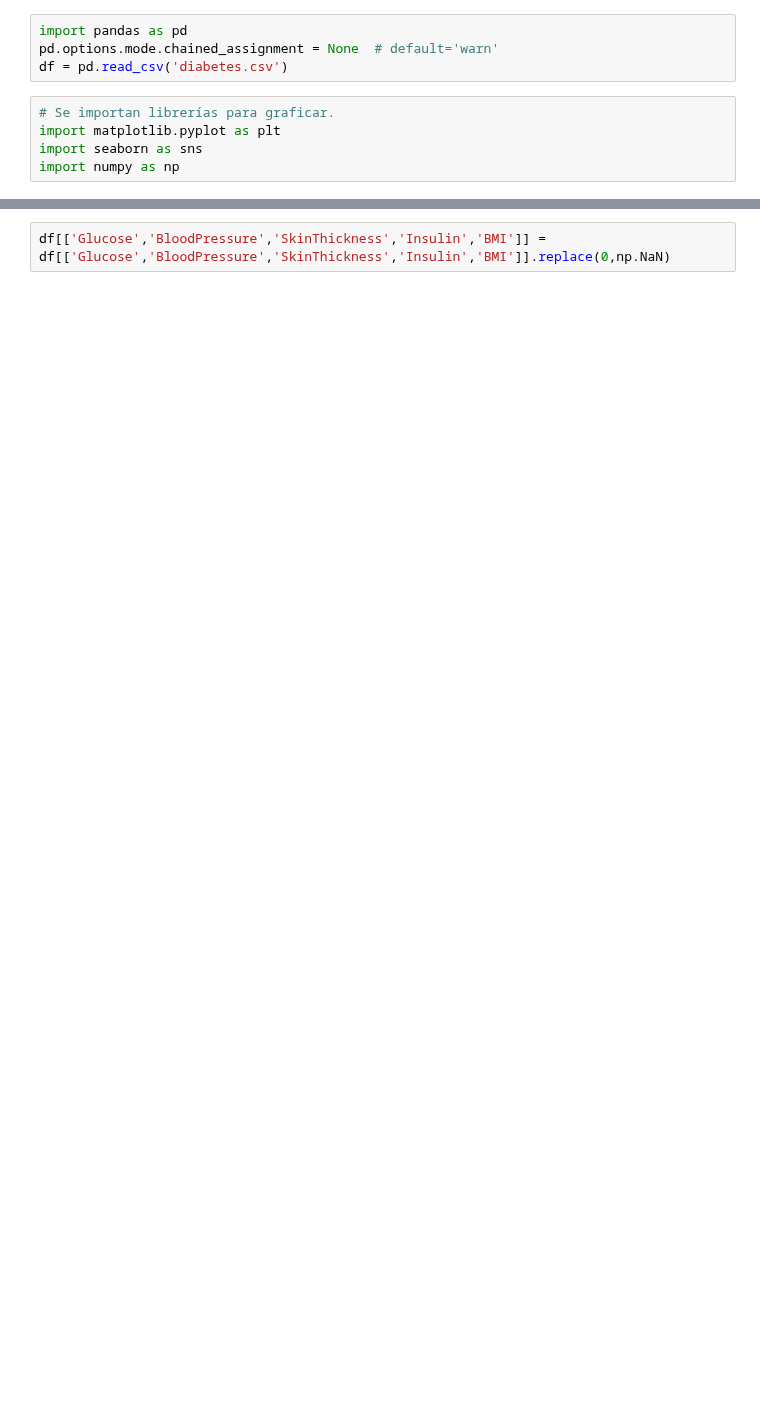
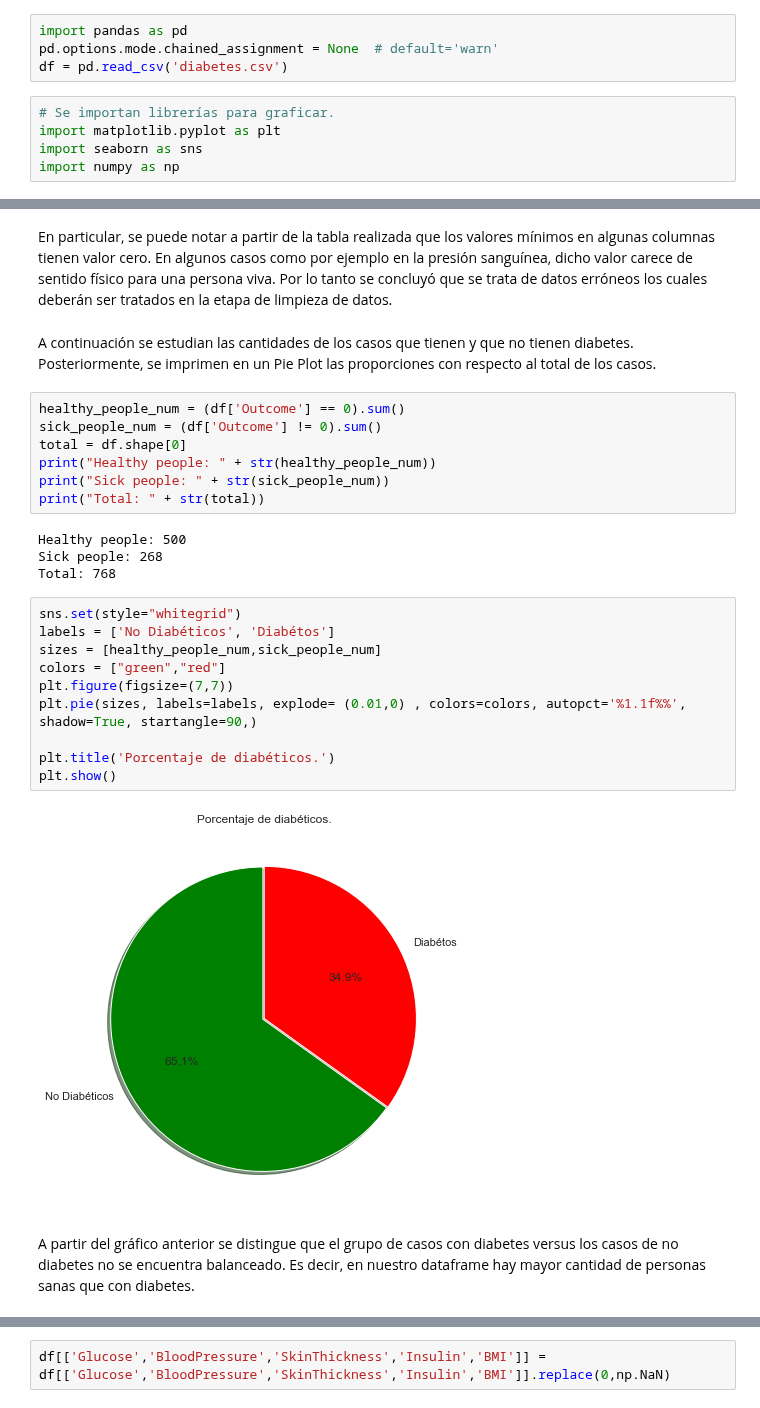
Before and after one commit to scheinpablo/TP1Redes, a Jupyter notebook: Ejercicio2/main-ej2.ipynb, the cells around one changed output, grey strips where cells are left out. Saved outputs shown, nothing was run; the diff lists cells and outputs as text; blank space fills up the shorter version.

```diff
--- a/Ejercicio2/main-ej2.ipynb
+++ b/Ejercicio2/main-ej2.ipynb
@@ -9,0 +98,29 @@ import numpy as np
+# %% [markdown]
+En particular, se puede notar a partir de la tabla realizada que los valores mínimos en algunas columnas tienen valor cero. En algunos casos como por ejemplo en la presión sanguínea, dicho valor carece de sentido físico para una persona viva. Por lo tanto se concluyó que se trata de datos erróneos los cuales deberán ser tratados en la etapa de limpieza de datos.
+# %% [markdown]
+A continuación se estudian las cantidades de los casos que tienen y que no tienen diabetes. Posteriormente, se imprimen en un Pie Plot las proporciones con respecto al total de los casos.
+# %%
+healthy_people_num = (df['Outcome'] == 0).sum()
+sick_people_num = (df['Outcome'] != 0).sum()
+total = df.shape[0]
+print("Healthy people: " + str(healthy_people_num))
+print("Sick people: " + str(sick_people_num))
+print("Total: " + str(total))
+# %% [output]
+Healthy people: 500
+Sick people: 268
+Total: 768
+# %%
+sns.set(style="whitegrid")
+labels = ['No Diabéticos', 'Diabétos']
+sizes = [healthy_people_num,sick_people_num]
+colors = ["green","red"]
+plt.figure(figsize=(7,7))
+plt.pie(sizes, labels=labels, explode= (0.01,0) , colors=colors, autopct='%1.1f%%', shadow=True, startangle=90,)
+
+plt.title('Porcentaje de diabéticos.')
+plt.show()
+# %% [output]
+[figure, added]
+# %% [markdown]
+A partir del gráfico anterior se distingue que el grupo de casos con diabetes versus los casos de no diabetes no se encuentra balanceado. Es decir, en nuestro dataframe hay mayor cantidad de personas sanas que con diabetes.
```
Also changed, not shown: parts of 20 cells of this notebook.
